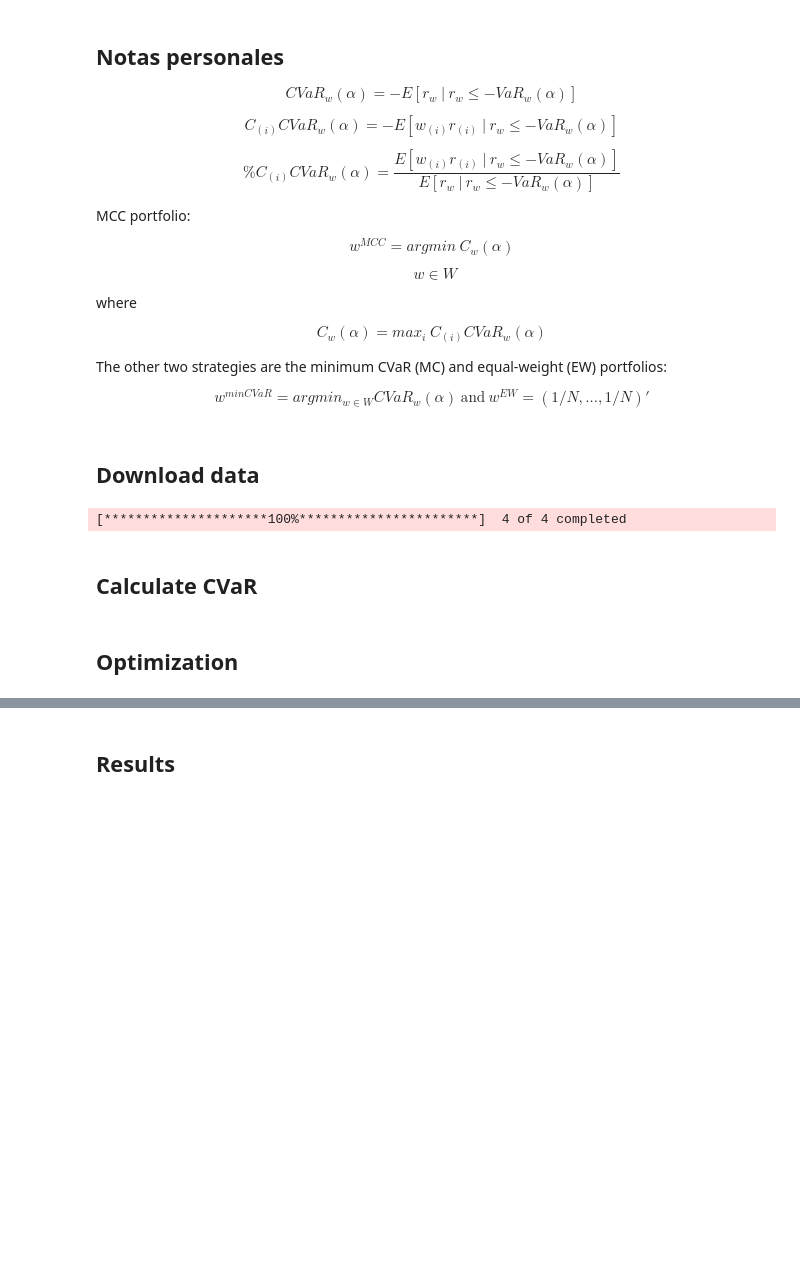
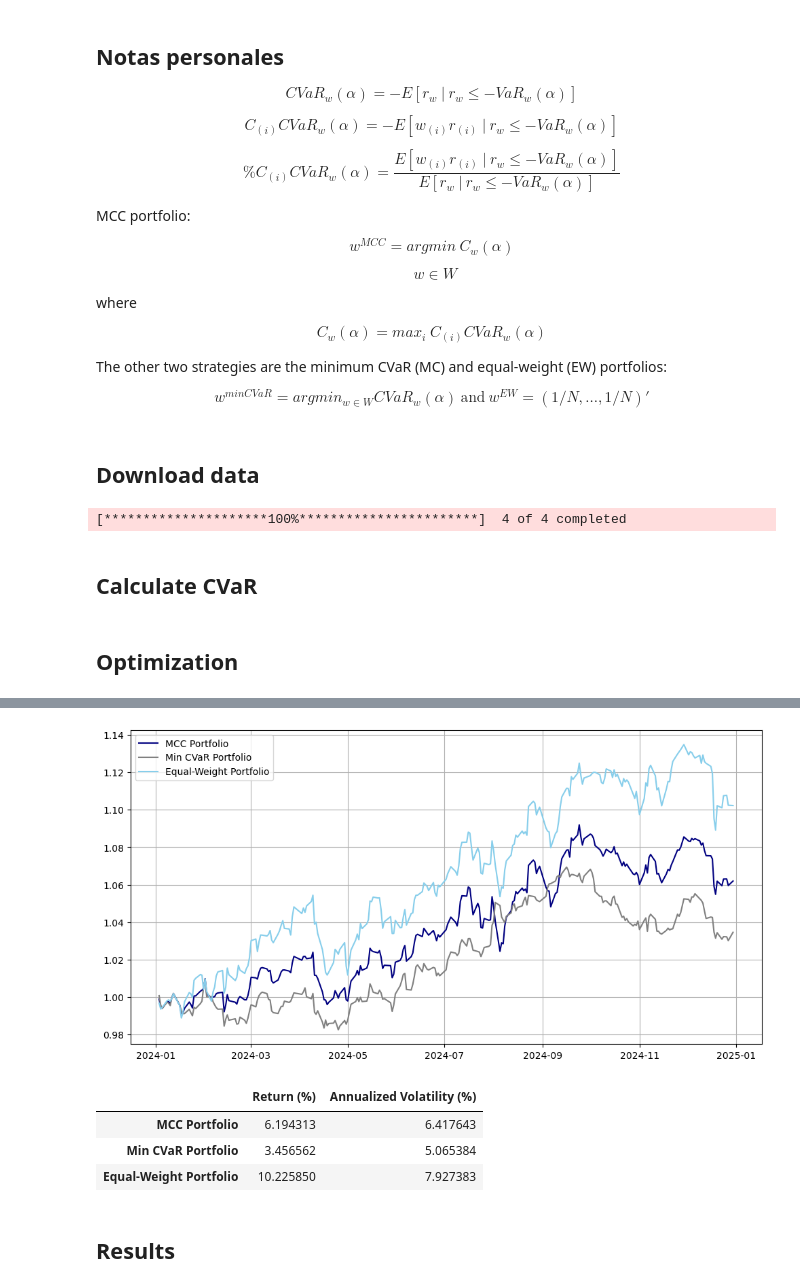
Before and after one commit to LuisMB09/admin_de_riesgos, a Jupyter notebook: min_CVaR.ipynb, the cells around one changed output, grey strips where cells are left out. Cells and saved outputs as stored; diff of their text form; code cells hidden in the pictures; blank space fills up the shorter version.

```diff
--- a/min_CVaR.ipynb
+++ b/min_CVaR.ipynb
@@ -140,0 +484,14 @@ min_cvar_weights = result_min_cvar.x
+# %%
+mcc_portfolio_returns_q3 = np.dot(mcc_weights_q3, returns_q3_test.T)
+
+min_cvar_portfolio_returns_q3 = np.dot(min_cvar_weights_q3, returns_q3_test.T)
+
+ew_portfolio_returns_q3 = np.dot(ew_weights, returns_q3_test.T)
+
+
+returns_df_q3 = pd.DataFrame({
+    'MCC Portfolio': mcc_portfolio_returns_q3,
+    'Min CVaR Portfolio': min_cvar_portfolio_returns_q3,
+    'Equal-Weight Portfolio': ew_portfolio_returns_q3
+})
+returns_df_q3.index = returns_q3_test.index
@@ -141,2 +543,41 @@ min_cvar_weights = result_min_cvar.x
+# %%
+mcc_portfolio_returns_q4 = np.dot(mcc_weights_q4, returns_q4_test.T)
+
+min_cvar_portfolio_returns_q4 = np.dot(min_cvar_weights_q4, returns_q4_test.T)
+
+ew_portfolio_returns_q4 = np.dot(ew_weights, returns_q4_test.T)
+
+
+returns_df_q4 = pd.DataFrame({
+    'MCC Portfolio': mcc_portfolio_returns_q4,
+    'Min CVaR Portfolio': min_cvar_portfolio_returns_q4,
+    'Equal-Weight Portfolio': ew_portfolio_returns_q4
+})
+returns_df_q4.index = returns_q4_test.index
+# %%
+combined_returns_df = pd.concat([returns_df_q1, returns_df_q2, returns_df_q3, returns_df_q4])
+cumulative_combined_returns_df = (1 + combined_returns_df).cumprod()
+
+plt.figure(figsize=(12, 6))
+
+plt.plot(cumulative_combined_returns_df['MCC Portfolio'], label='MCC Portfolio', c = 'navy')
+plt.plot(cumulative_combined_returns_df['Min CVaR Portfolio'], label='Min CVaR Portfolio', c = 'gray')
+plt.plot(cumulative_combined_returns_df['Equal-Weight Portfolio'], label='Equal-Weight Portfolio', c = 'skyblue')
+
+plt.legend()
+plt.grid();
+# %% [output]
+[figure, added]
+# %%
+summary_dynamic_df = pd.DataFrame({
+    'Return (%)': (cumulative_combined_returns_df.iloc[-1] - 1) * 100,
+        'Annualized Volatility (%)': combined_returns_df.std() * np.sqrt(252) * 100
+})
+summary_dynamic_df
+# %% [output]
+|  | Return (%) | Annualized Volatility (%) |
+| MCC Portfolio | 6.194313 | 6.417643 |
+| Min CVaR Portfolio | 3.456562 | 5.065384 |
+| Equal-Weight Portfolio | 10.225850 | 7.927383 |
 # %% [markdown]
 ## Results
```
Also changed, not shown: parts of 31 cells of this notebook.
